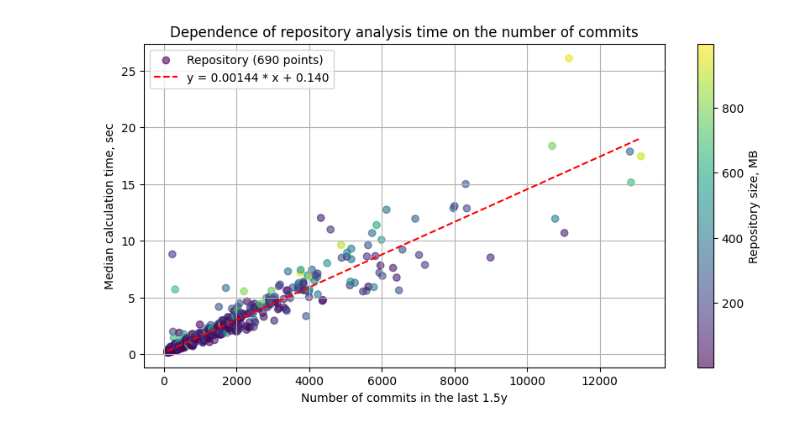
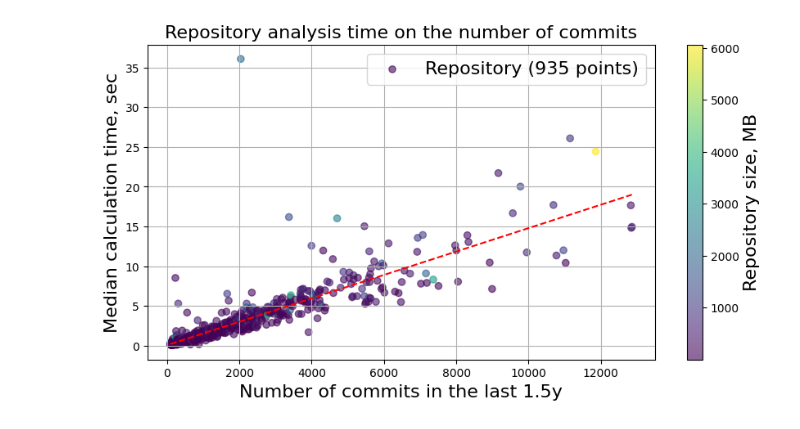
Before and after one commit to JetBrains-Research/bus-factor-explorer, a Jupyter notebook: evaluation/Process results.ipynb, the cells around one changed output. Drawn from its saved outputs; the diff is of its cells as text; code cells hidden in the pictures.

```diff
--- a/evaluation/Process results.ipynb
+++ b/evaluation/Process results.ipynb
@@ -10,8 +14,8 @@ def read_dataset(filename):
 
     df = df.drop_duplicates(subset=['Repository'])
     df = df.query('Commits >= 100 & Language != None')
-    # Repos less or equal 1Gb size
-    df = df.query('Size <= 1000000')
+    # Repos less or equal 10Gb size
+    df = df.query('Size <= 10000000')
     df = df[df[TIME_COLUMN] != "0.0"]
 
     df[TIME_COLUMN] = df[TIME_COLUMN].astype('object')
@@ -43,7 +47,9 @@ import seaborn as sns
 import numpy as np
 
 test = df
-test = test[test.Commits <= 13500]
+
+# too few points with more than 13000 commits
+test = test[test.Commits <= 13000]
 
 test['Time_median'] = test[TIME_COLUMN].apply(lambda x: json.loads(x) if isinstance(x, str) else x)
 test['Time_median'] = test['Time_median'].apply(lambda x: statistics.median(x) / 1000)
@@ -51,47 +57,48 @@ test['Time_median'] = test['Time_median'].apply(lambda x: statistics.median(x) /
 def objective(x, a, b):
      return a * x + b
 
+FONT_SIZE = 16
+
 for category in ['Commits']:
-    min_x = test[category].min()
-    max_x = test[category].max()
-    step_x = int((max_x - min_x) / len(test))
-    xticks = [int(min_x + step_x * i) for i in range(len(test))]
-
     test.sort_values(by=[category], inplace=True)
 
     x = test[category].tolist()
     y = test['Time_median'].tolist()
     test['Size_in_Mb'] = test['Size'].apply(lambda x: x * 0.001)
     size = test['Size_in_Mb'].values
 
     fig, ax = plt.subplots(figsize=(10, 5))
     scatter = ax.scatter(x, y, c=size, label=f'Repository ({len(test)} points)', alpha=0.6)
     #ax = test.plot(x=category, y='Time_median', ylabel="Median calculation time, sec", legend=True, grid=True, figsize=(10,5), kind='scatter')
 
     # Create a fitting curve
     popt, _ = curve_fit(objective, x, y)
     # summarize the parameter values
     a, b = popt
     # define a sequence of inputs between the smallest and largest known inputs
     x_line = np.arange(min(x), max(x), 1)
     # calculate the output for the range
     y_line = objective(x_line, a, b)
     # create a line plot for the mapping function
-    ax.plot(x_line, y_line, '--', color='red', label = 'y = %.5f * x + %.3f' % (a, b))
+    ax.plot(x_line, y_line, '--', color='red')#, label = 'y = %.5f * x + %.3f' % (a, b))
 
-    plt.title("Dependence of repository analysis time on the number of commits")
+    plt.title("Repository analysis time on the number of commits")
     plt.xlabel("Number of commits in the last 1.5y")
     plt.ylabel("Median calculation time, sec")
-    ax.legend()
+    ax.legend(fontsize=FONT_SIZE)
     ax.grid(True)
 
     cbar = plt.colorbar(scatter)
-    cbar.set_label('Repository size, MB')
+    cbar.set_label('Repository size, MB', fontsize=FONT_SIZE)
+    #plt.rc('axes', titlesize=16)     # fontsize of the axes title
+    #plt.rc('legend', titlesize=16)
+    for item in ([ax.title, ax.xaxis.label, ax.yaxis.label]):
+        item.set_fontsize(FONT_SIZE)
 
     plt.savefig("chart.pdf", format="pdf", bbox_inches="tight")
     plt.show()
 
 test.describe()
 # %% [output]
-[figure, old version]
+[figure, new version]
 |  | Stars | Size | Mentionable Users | Commits | Bus Factor | Time_median | Size_in_Mb |
```
Also changed, not shown: parts of 6 cells of this notebook, 9 other files.
